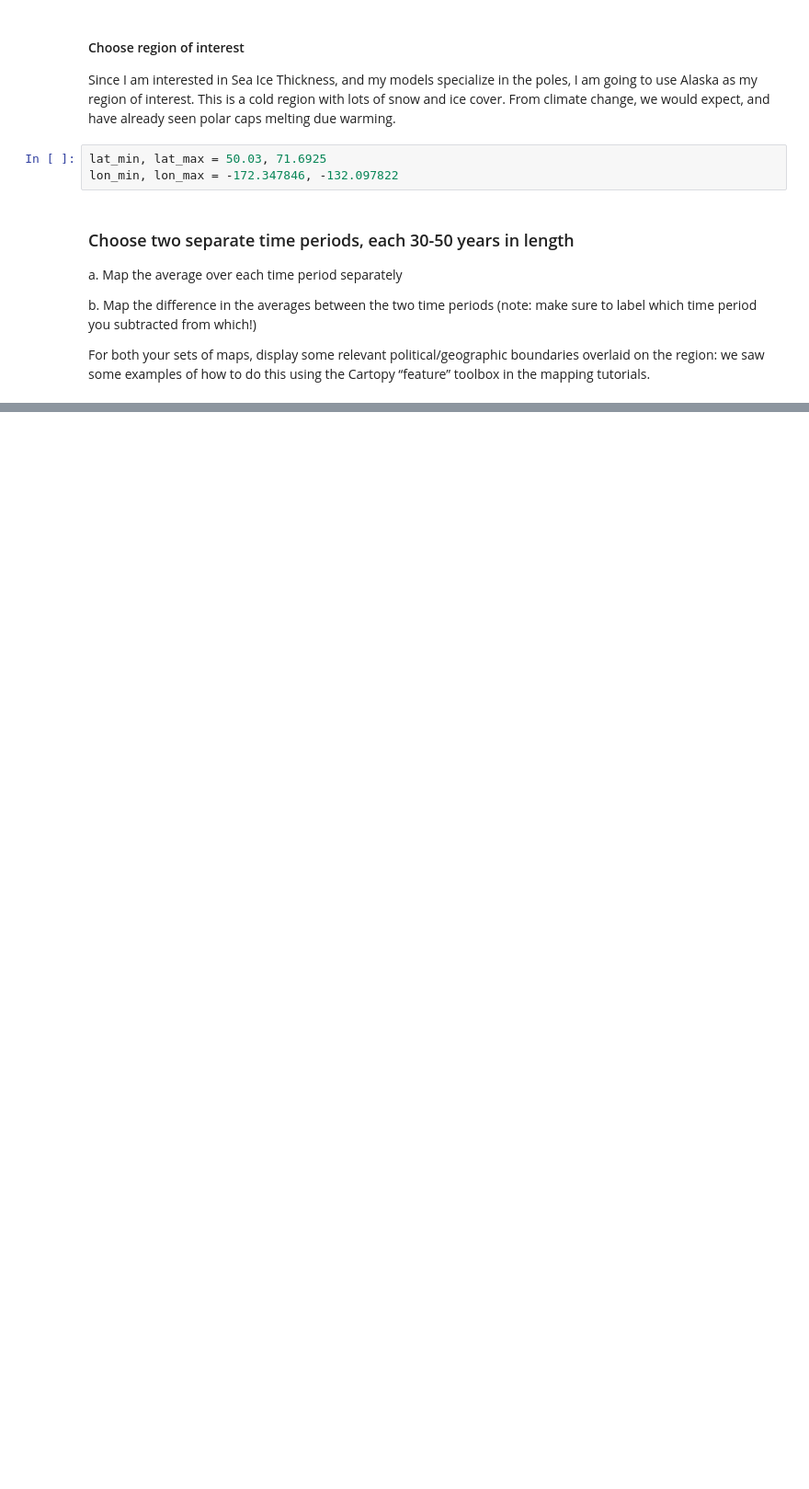
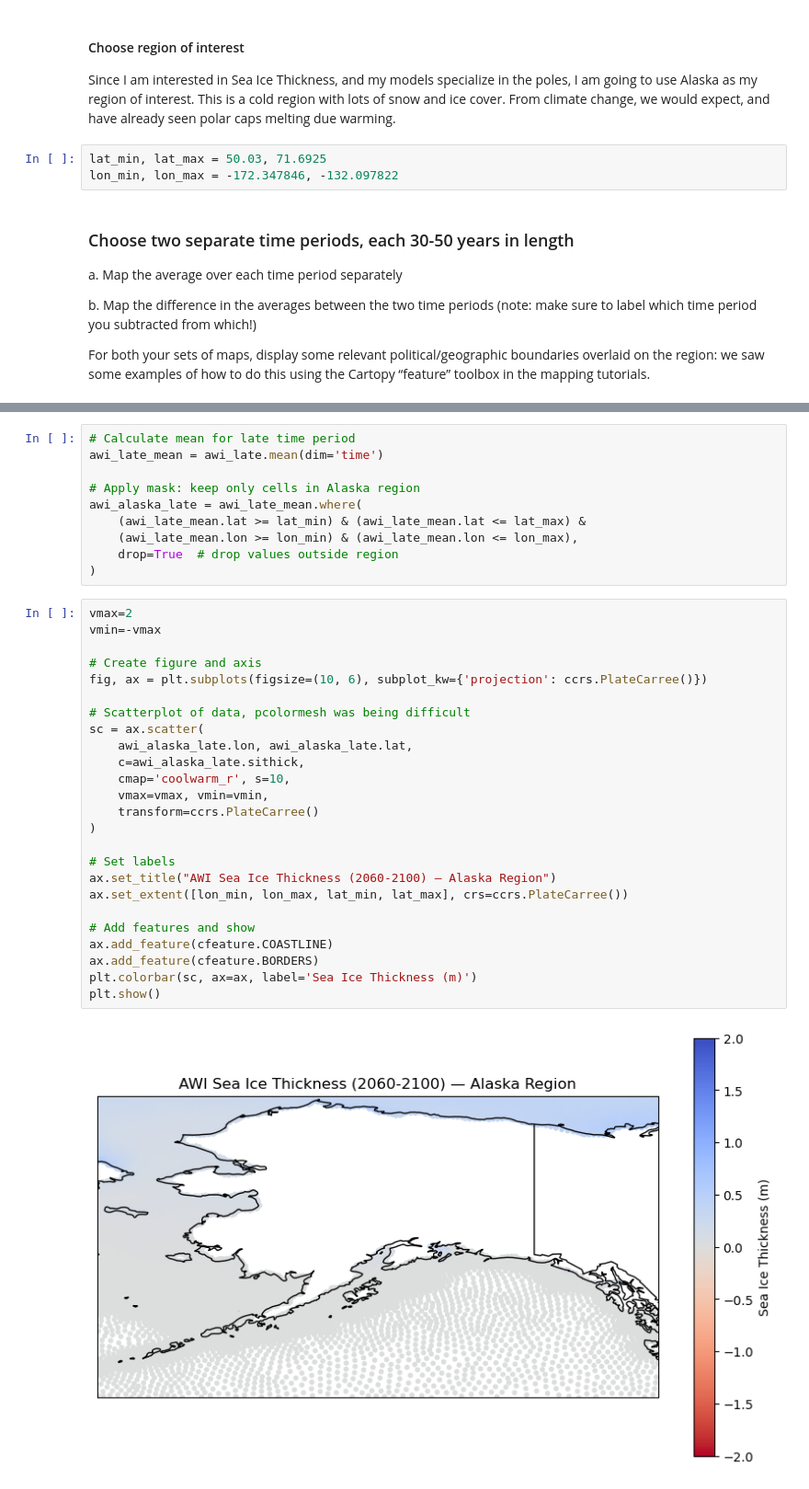
Before and after one commit to tommats00/CMIP6_AWS, a Jupyter notebook: Assignment2.ipynb, the cells around one changed output, grey strips where cells are left out. Shown at 92% size. Drawn from its saved outputs; the diff is of its cells as text; blank space fills up the shorter version.

```diff
--- a/Assignment2.ipynb
+++ b/Assignment2.ipynb
@@ -236,0 +238,37 @@ KeyError: "no index found for coordinate 'lat'"
+# %%
+# Calculate mean for late time period
+awi_late_mean = awi_late.mean(dim='time')
+
+# Apply mask: keep only cells in Alaska region
+awi_alaska_late = awi_late_mean.where(
+    (awi_late_mean.lat >= lat_min) & (awi_late_mean.lat <= lat_max) &
+    (awi_late_mean.lon >= lon_min) & (awi_late_mean.lon <= lon_max),
+    drop=True  # drop values outside region
+)
+# %%
+vmax=2
+vmin=-vmax
+
+# Create figure and axis
+fig, ax = plt.subplots(figsize=(10, 6), subplot_kw={'projection': ccrs.PlateCarree()})
+
+# Scatterplot of data, pcolormesh was being difficult
+sc = ax.scatter(
+    awi_alaska_late.lon, awi_alaska_late.lat,
+    c=awi_alaska_late.sithick,
+    cmap='coolwarm_r', s=10,
+    vmax=vmax, vmin=vmin,
+    transform=ccrs.PlateCarree()
+)
+
+# Set labels
+ax.set_title("AWI Sea Ice Thickness (2060-2100) — Alaska Region")
+ax.set_extent([lon_min, lon_max, lat_min, lat_max], crs=ccrs.PlateCarree())
+
+# Add features and show
+ax.add_feature(cfeature.COASTLINE)
+ax.add_feature(cfeature.BORDERS)
+plt.colorbar(sc, ax=ax, label='Sea Ice Thickness (m)')
+plt.show()
+# %% [output]
+[figure, added]
```
Also changed, not shown: parts of 42 cells of this notebook.
